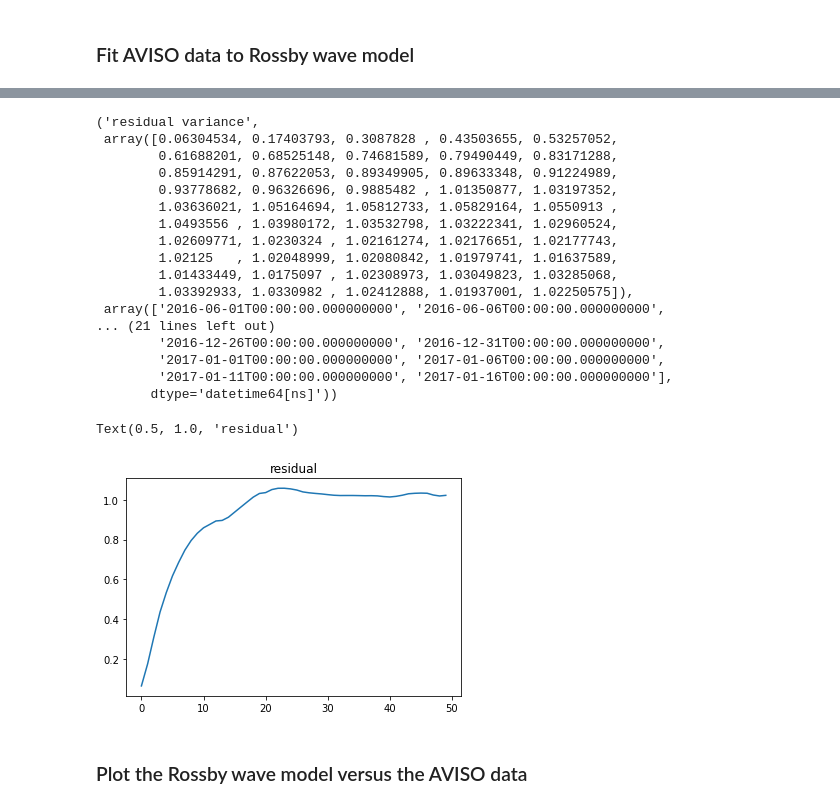
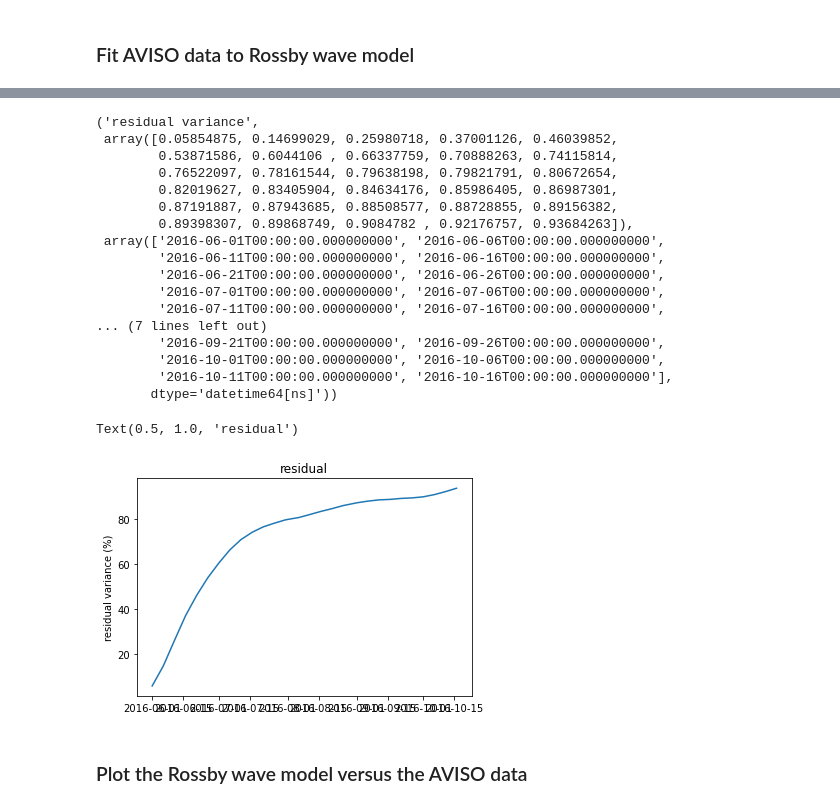
Before and after one commit to yugaophd/cer-swot, a Jupyter notebook: CER101_aviso_forward_model.ipynb, the cells around one changed output, grey strips where cells are left out. Drawn from its saved outputs; the diff is of its cells as text; code cells hidden in the pictures.

Commit message:
finalize figures

```diff
--- a/CER101_aviso_forward_model.ipynb
+++ b/CER101_aviso_forward_model.ipynb
@@ -11,8 +11,8 @@ from aviso_rossby_wave import forecast_ssh, inversion
 # %% [markdown]
 ## Starting Date
 # %%
-day0, day1 = 0, 1 # 2016-12-01
-time_range = 50 #(day1 - day0) * 2 + 1  # forecast time range
+day0, day1 = 0, 1
+time_range = 30 #(day1 - day0) * 3 + 1  # forecast time range
 exp = 1 # R_over_P = K^-1
 # %% [markdown]
 ### Stratification paramters
@@ -275,28 +309,29 @@ ds_output = xr.Dataset(data_vars={'k_n' : k_n[:, 0],
 'residual variance', variance_explained_inverse, date_time[:time_range]
 # %% [output]
 ('residual variance',
- array([0.06304534, 0.17403793, 0.3087828 , 0.43503655, 0.53257052,
-        0.61688201, 0.68525148, 0.74681589, 0.79490449, 0.83171288,
-        0.85914291, 0.87622053, 0.89349905, 0.89633348, 0.91224989,
-        0.93778682, 0.96326696, 0.9885482 , 1.01350877, 1.03197352,
-        1.03636021, 1.05164694, 1.05812733, 1.05829164, 1.0550913 ,
-        1.0493556 , 1.03980172, 1.03532798, 1.03222341, 1.02960524,
-        1.02609771, 1.0230324 , 1.02161274, 1.02176651, 1.02177743,
-        1.02125   , 1.02048999, 1.02080842, 1.01979741, 1.01637589,
-        1.01433449, 1.0175097 , 1.02308973, 1.03049823, 1.03285068,
-        1.03392933, 1.0330982 , 1.02412888, 1.01937001, 1.02250575]),
+ array([0.05854875, 0.14699029, 0.25980718, 0.37001126, 0.46039852,
+        0.53871586, 0.6044106 , 0.66337759, 0.70888263, 0.74115814,
+        0.76522097, 0.78161544, 0.79638198, 0.79821791, 0.80672654,
+        0.82019627, 0.83405904, 0.84634176, 0.85986405, 0.86987301,
+        0.87191887, 0.87943685, 0.88508577, 0.88728855, 0.89156382,
+        0.89398307, 0.89868749, 0.9084782 , 0.92176757, 0.93684263]),
  array(['2016-06-01T00:00:00.000000000', '2016-06-06T00:00:00.000000000',
-... (21 lines left out)
-        '2016-12-26T00:00:00.000000000', '2016-12-31T00:00:00.000000000',
-        '2017-01-01T00:00:00.000000000', '2017-01-06T00:00:00.000000000',
-        '2017-01-11T00:00:00.000000000', '2017-01-16T00:00:00.000000000'],
+        '2016-06-11T00:00:00.000000000', '2016-06-16T00:00:00.000000000',
+        '2016-06-21T00:00:00.000000000', '2016-06-26T00:00:00.000000000',
+        '2016-07-01T00:00:00.000000000', '2016-07-06T00:00:00.000000000',
+        '2016-07-11T00:00:00.000000000', '2016-07-16T00:00:00.000000000',
+... (7 lines left out)
+        '2016-09-21T00:00:00.000000000', '2016-09-26T00:00:00.000000000',
+        '2016-10-01T00:00:00.000000000', '2016-10-06T00:00:00.000000000',
+        '2016-10-11T00:00:00.000000000', '2016-10-16T00:00:00.000000000'],
        dtype='datetime64[ns]'))
 # %%
-plt.plot(variance_explained_inverse[:])
+plt.plot(date_time[:time_range], variance_explained_inverse[:] * 100)
+plt.ylabel('residual variance (%)')
 plt.title('residual')
 # %% [output]
 Text(0.5, 1.0, 'residual')
-[figure, old version]
+[figure, new version]
 # %%
 ds_output.to_netcdf('./rossby_wave_estimate_' + str(date_time[0])[:10] +'_' + str(l_n.size * k_n.size) +'waves.nc')
 #ds_output.to_netcdf('./rossby_wave_estimate_' + str(date_time[0])[:10] +'_' + str(l_n.size * k_n.size) +'waves_data'+ str(int((day1 - day0)*5)) +'days.nc')
```
Also changed, not shown: parts of 31 cells of this notebook, 8 other files.
